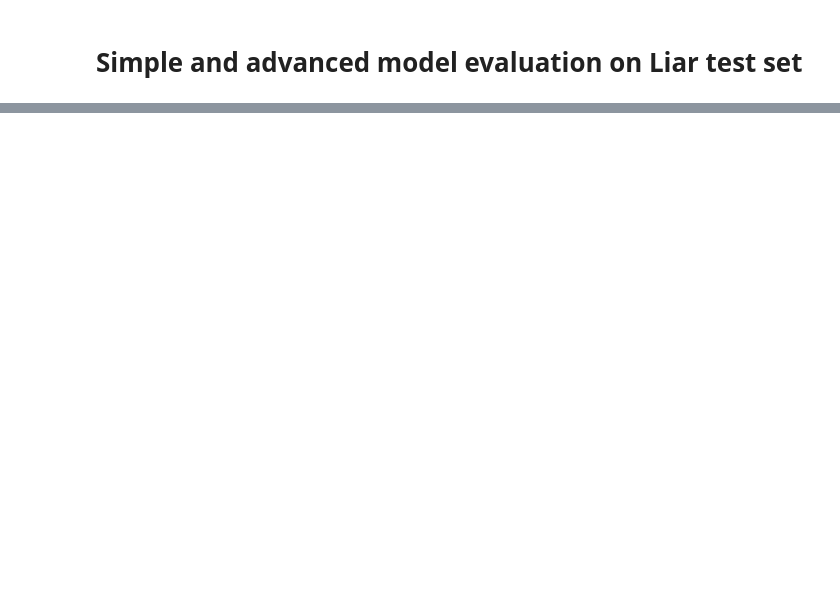
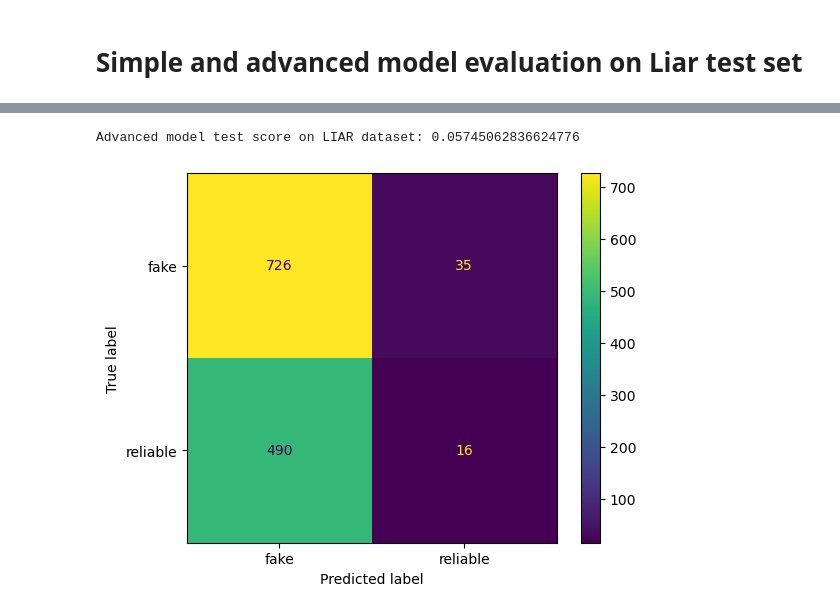
Before and after one commit to SofusEriksen/Fake_News_Project, a Jupyter notebook: Final project.ipynb, the cells around one changed output, grey strips where cells are left out. Saved outputs shown, nothing was run; the diff lists cells and outputs as text; code cells hidden in the pictures; blank space fills up the shorter version.

```diff
--- a/Final project.ipynb
+++ b/Final project.ipynb
@@ -691,0 +726,15 @@ print(f"Advanced model test score on LIAR dataset: {score_test_adv_liar }")
+# %%
+liar_300_test = np.array([w2v_model_300.wv.get_mean_vector(row) if row\
+                          else np.zeros(300) for row in liar_test['statement']])
+test_preds_adv_liar = w2v_300_MLP.predict(liar_300_test)
+score_test_adv_liar = f1_score(liar_test_y, test_preds_adv_liar)
+print(f"Advanced model test score on LIAR dataset: {score_test_adv_liar}")
+
+cm = confusion_matrix(liar_test_y, test_preds_simple_liar, labels=[0, 1])
+cm = ConfusionMatrixDisplay.from_estimator(w2v_300_MLP, liar_300_test ,\
+                                           liar_test_y,display_labels=['fake','reliable'])
+cm
+cm.figure_.savefig('cm_adv_liar.png')
+# %% [output]
+Advanced model test score on LIAR dataset: 0.05745062836624776
+[figure, added]
```
Also changed, not shown: parts of 17 cells of this notebook.
